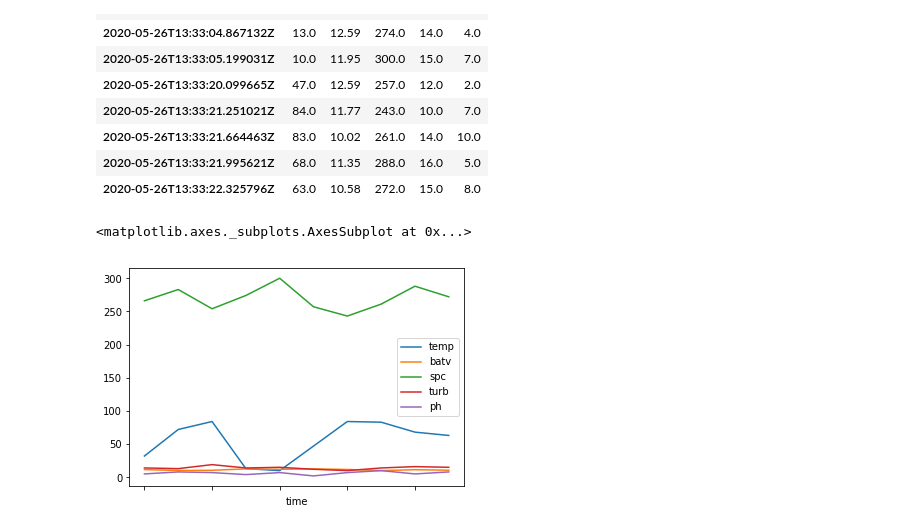
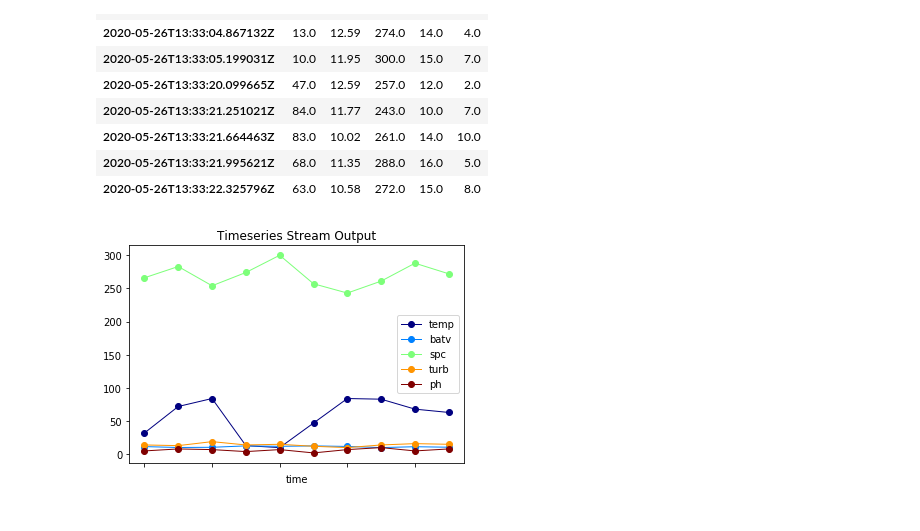
Before and after one commit to tapis-project/tapis-jupyter, a Jupyter notebook: tapis_notebook.ipynb, the cells around one changed output. Cells and saved outputs as stored; diff of their text form; code cells hidden in the pictures.

Commit message:
add save to plot

```diff
--- a/tapis_notebook.ipynb
+++ b/tapis_notebook.ipynb
@@ -163,7 +163,6 @@ df
 # %%
 import matplotlib.pyplot as plt
 %matplotlib inline
-df.plot()
+df.plot(lw=1, colormap='jet', marker='.', markersize=12, title='Timeseries Stream Output').get_figure().savefig('output.png')
 # %% [output]
-<matplotlib.axes._subplots.AxesSubplot at 0x...>
-[figure, old version]
+[figure, new version]
```
